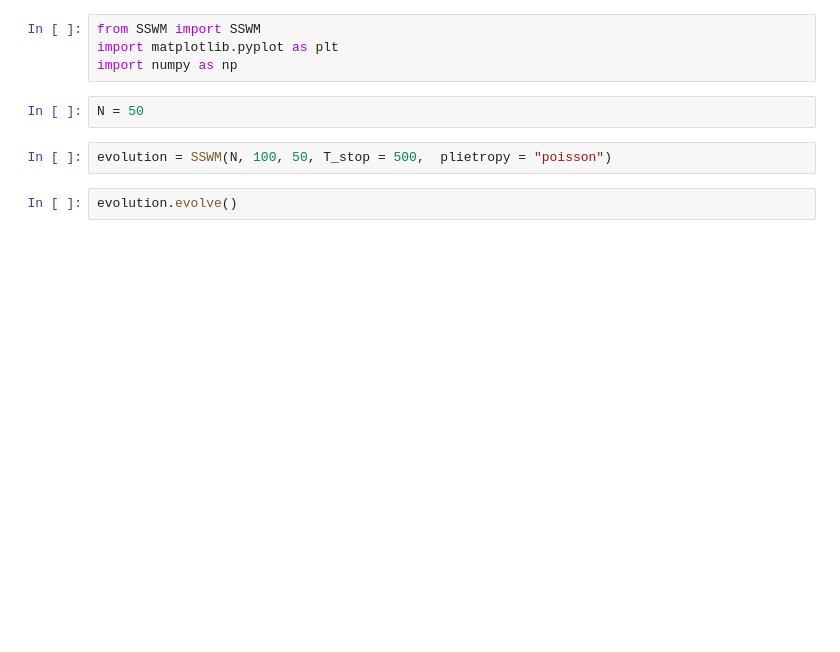
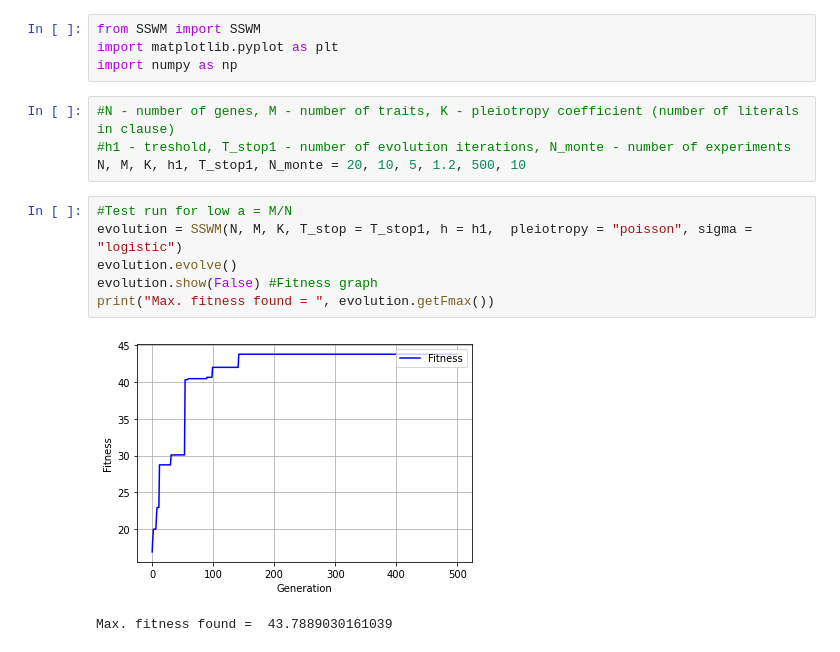
Before and after one commit to dxrsgn/Genetic-algo-exam, a Jupyter notebook: Workbook.ipynb, the cells around one changed output. Cells and saved outputs as stored; diff of their text form; blank space fills up the shorter version.

Commit message:
Tests

```diff
--- a/Workbook.ipynb
+++ b/Workbook.ipynb
@@ -2,9 +2,16 @@
 from SSWM import SSWM
 import matplotlib.pyplot as plt
 import numpy as np
-# %%
-N = 50
+# %%
+#N - number of genes, M - number of traits, K - pleiotropy coefficient (number of literals in clause)
+#h1 - treshold, T_stop1 - number of evolution iterations, N_monte - number of experiments
+N, M, K, h1, T_stop1, N_monte = 20, 10, 5, 1.2, 500, 10
 # %%
-evolution = SSWM(N, 100, 50, T_stop = 500,  plietropy = "poisson")
+#Test run for low a = M/N
+evolution = SSWM(N, M, K, T_stop = T_stop1, h = h1,  pleiotropy = "poisson", sigma = "logistic")
+evolution.evolve()
+evolution.show(False) #Fitness graph
+print("Max. fitness found = ", evolution.getFmax())
+# %% [output]
+[figure, added]
+Max. fitness found =  43.7889030161039
-# %%
-evolution.evolve()
```
Also changed, not shown: parts of 18 cells of this notebook, 2 other files.
